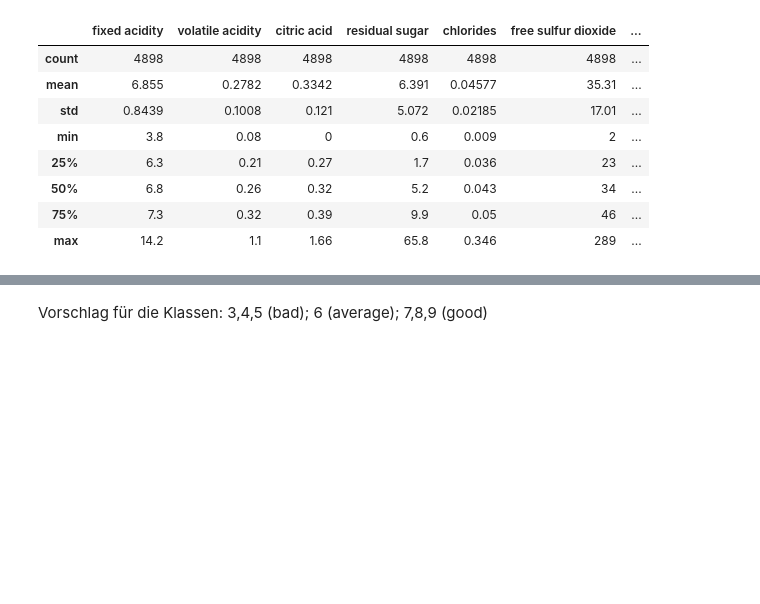
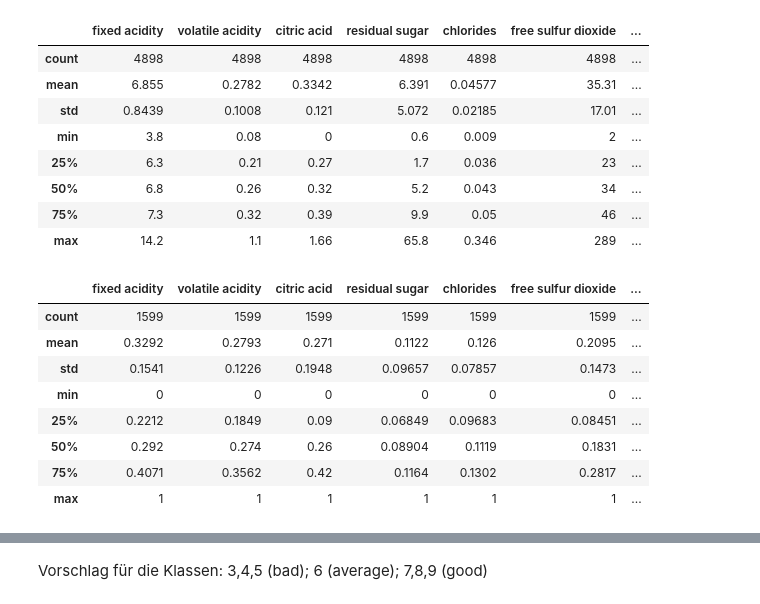
Before and after one commit to GeJulia/wineForTheWin, a Jupyter notebook: Michael.ipynb, the cells around one changed output, grey strips where cells are left out. Cells and saved outputs as stored; diff of their text form; code cells hidden in the pictures; blank space fills up the shorter version.

```diff
--- a/Michael.ipynb
+++ b/Michael.ipynb
@@ -57,3 +78,15 @@ white.describe().style.set_precision(4)
 | 50% | 6.8 | 0.26 | 0.32 | 5.2 | 0.043 | 34 | ... |
 | 75% | 7.3 | 0.32 | 0.39 | 9.9 | 0.05 | 46 | ... |
 | max | 14.2 | 1.1 | 1.66 | 65.8 | 0.346 | 289 | ... |
+# %%
+red_norm.describe().style.set_precision(4)
+# %% [output]
+|  | fixed acidity | volatile acidity | citric acid | residual sugar | chlorides | free sulfur dioxide | ... |
+| count | 1599 | 1599 | 1599 | 1599 | 1599 | 1599 | ... |
+| mean | 0.3292 | 0.2793 | 0.271 | 0.1122 | 0.126 | 0.2095 | ... |
+| std | 0.1541 | 0.1226 | 0.1948 | 0.09657 | 0.07857 | 0.1473 | ... |
+| min | 0 | 0 | 0 | 0 | 0 | 0 | ... |
+| 25% | 0.2212 | 0.1849 | 0.09 | 0.06849 | 0.09683 | 0.08451 | ... |
+| 50% | 0.292 | 0.274 | 0.26 | 0.08904 | 0.1119 | 0.1831 | ... |
+| 75% | 0.4071 | 0.3562 | 0.42 | 0.1164 | 0.1302 | 0.2817 | ... |
+| max | 1 | 1 | 1 | 1 | 1 | 1 | ... |
```
Also changed, not shown: parts of 47 cells of this notebook, 1 other file.
